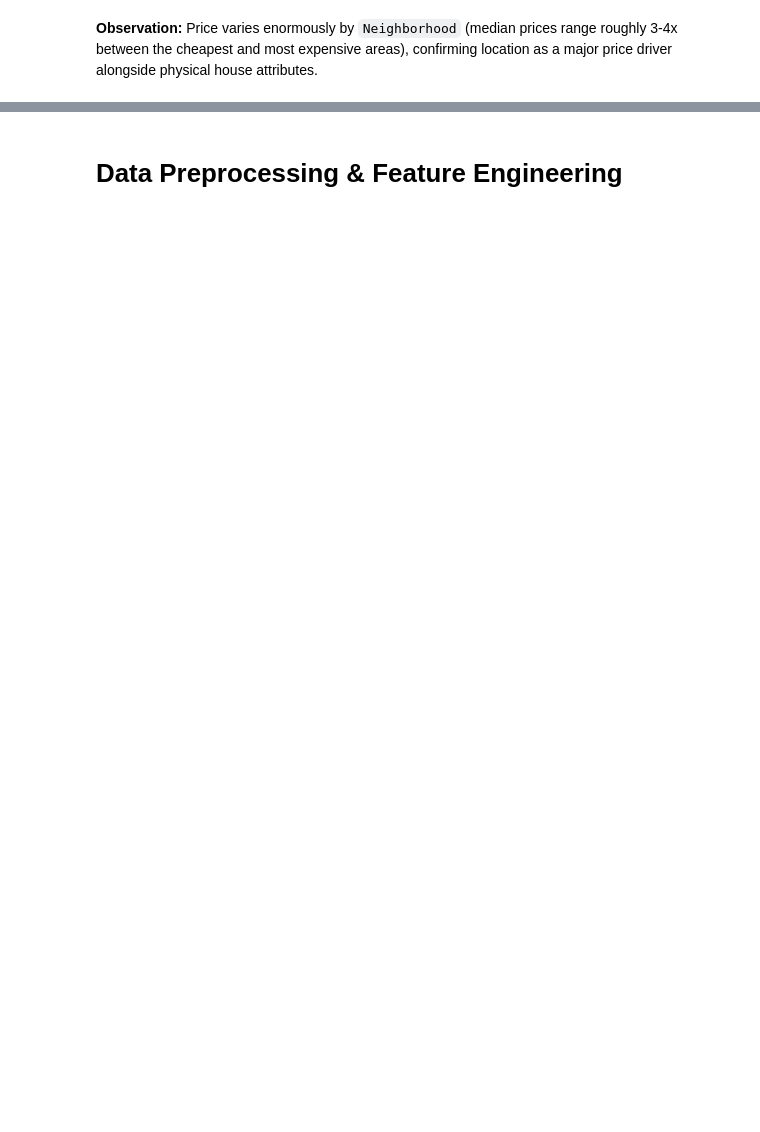
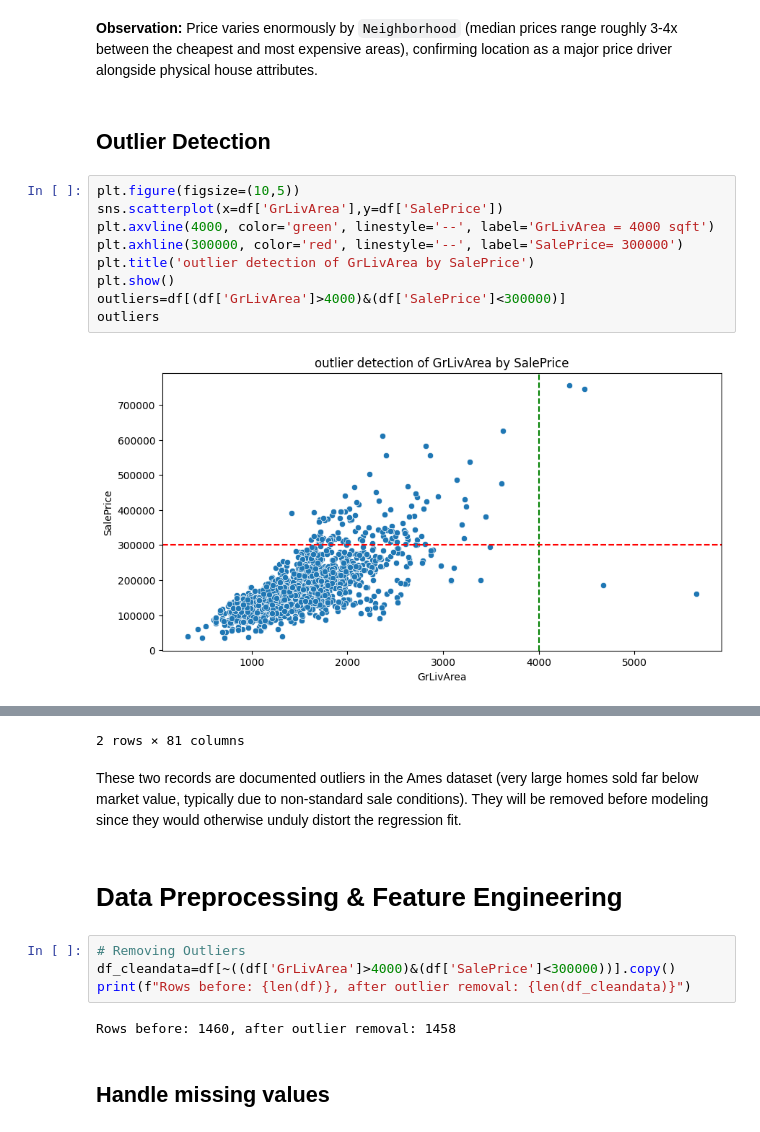
Before and after one commit to Tharak5959/House-Price-Prediction, a Jupyter notebook: notebook/EDA&ModelBuilding&Evaluating.ipynb, the cells around one changed output, grey strips where cells are left out. Cells and saved outputs as stored; diff of their text form; blank space fills up the shorter version.

```diff
--- a/notebook/EDA&ModelBuilding&Evaluating.ipynb
+++ b/notebook/EDA&ModelBuilding&Evaluating.ipynb
@@ -216,2 +214,15 @@ plt.show()
 # %% [markdown]
 **Observation:** Price varies enormously by `Neighborhood` (median prices range roughly 3-4x between the cheapest and most expensive areas), confirming location as a major price driver alongside physical house attributes.
+# %% [markdown]
+## Outlier Detection
+# %%
+plt.figure(figsize=(10,5))
+sns.scatterplot(x=df['GrLivArea'],y=df['SalePrice'])
+plt.axvline(4000, color='green', linestyle='--', label='GrLivArea = 4000 sqft')
+plt.axhline(300000, color='red', linestyle='--', label='SalePrice= 300000')
+plt.title('outlier detection of GrLivArea by SalePrice')
+plt.show()
+outliers=df[(df['GrLivArea']>4000)&(df['SalePrice']<300000)]
+outliers
+# %% [output]
+[figure, added]
@@ -218,2 +232,13 @@ plt.show()
+2 rows × 81 columns
+# %% [markdown]
+These two records are documented outliers in the Ames dataset (very large homes sold far below market value, typically due to non-standard sale conditions). They will be removed before modeling since they would otherwise unduly distort the regression fit.
 # %% [markdown]
 # Data Preprocessing & Feature Engineering
+# %%
+# Removing Outliers
+df_cleandata=df[~((df['GrLivArea']>4000)&(df['SalePrice']<300000))].copy()
+print(f"Rows before: {len(df)}, after outlier removal: {len(df_cleandata)}")
+# %% [output]
+Rows before: 1460, after outlier removal: 1458
+# %% [markdown]
+## Handle missing values
```
Also changed, not shown: parts of 11 cells of this notebook.
